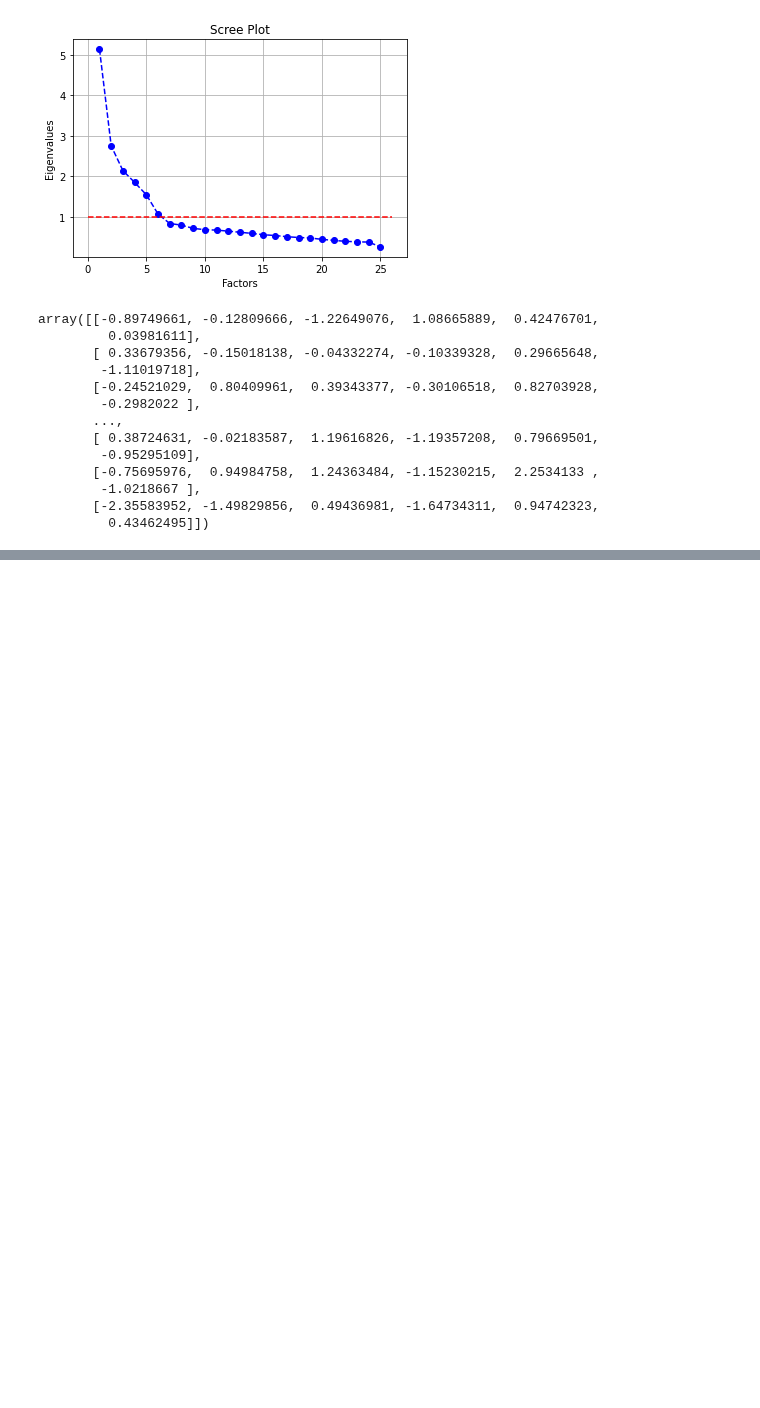
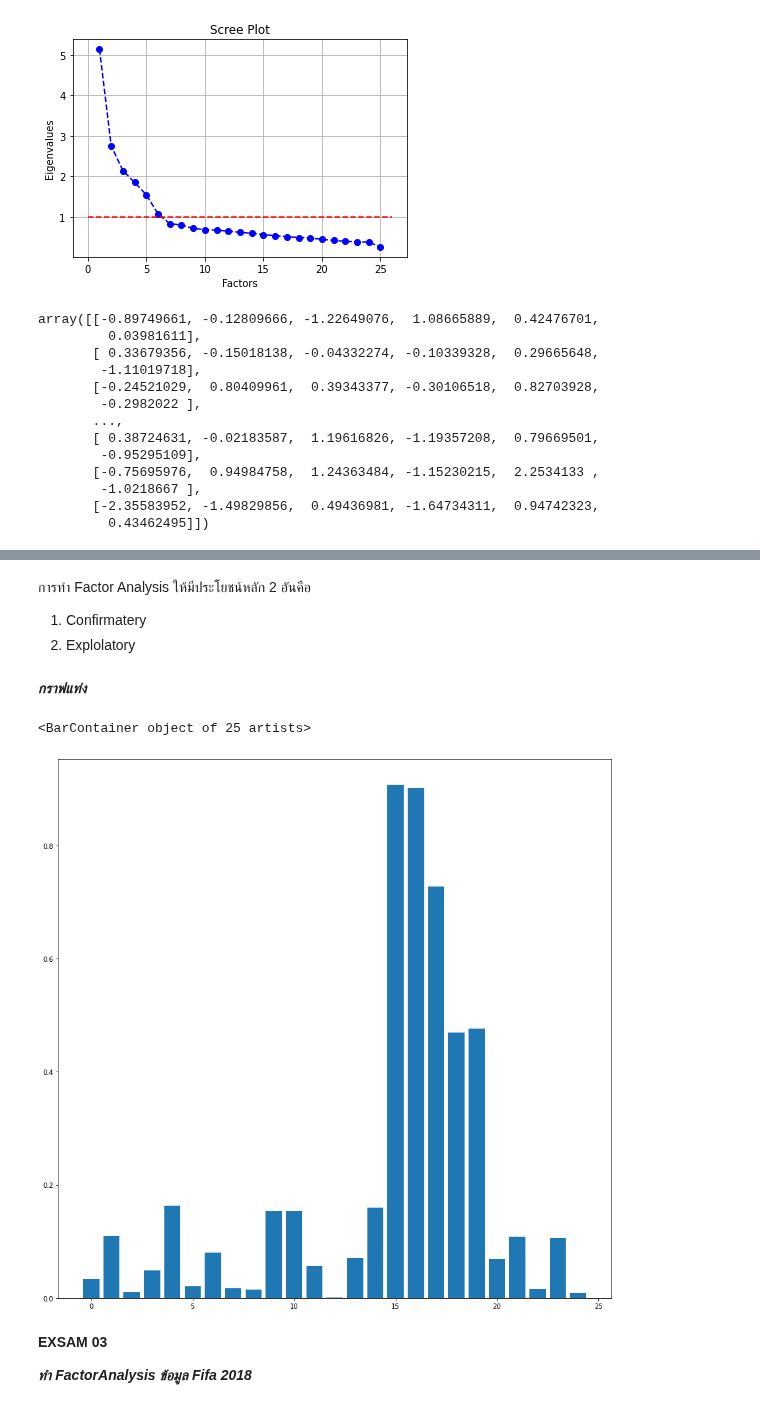
Before and after one commit to kittimaxz/multivariate, a Jupyter notebook: Chapter_5_Factor_Analysis.ipynb, the cells around one changed output, grey strips where cells are left out. Cells and saved outputs as stored; diff of their text form; code cells hidden in the pictures; blank space fills up the shorter version.

```diff
--- a/Chapter_5_Factor_Analysis.ipynb
+++ b/Chapter_5_Factor_Analysis.ipynb
@@ -194,0 +215,16 @@ fa.loadings_.shape
+# %% [markdown]
+ การทำ Factor Analysis ให้มีประโยชน์หลัก 2 อันคือ
+
+1. Confirmatery
+2. Explolatory
+# %% [markdown]
+***กราฟแท่ง***
+# %%
+plt.bar(range(25),np.absolute(fa2.loadings_[:,0])) ### ใช้คำสั่ง  np.absolute เนื่องจากจากการดูค่า เราจะไม่ดูที่เครื่องหมาย
+# %% [output]
+<BarContainer object of 25 artists>
+[figure, added]
+# %% [markdown]
+**EXSAM 03**
+
+***ทำ FactorAnalysis ข้อมูล Fifa 2018***
```
Also changed, not shown: parts of 9 cells of this notebook.
